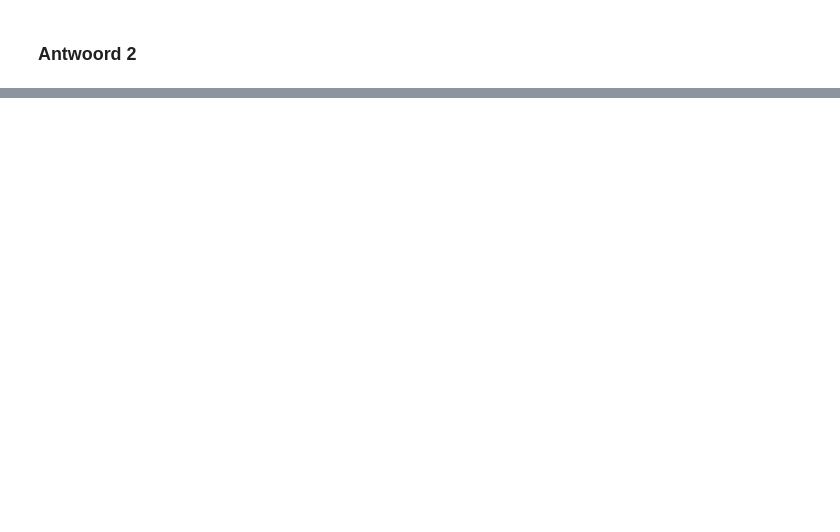
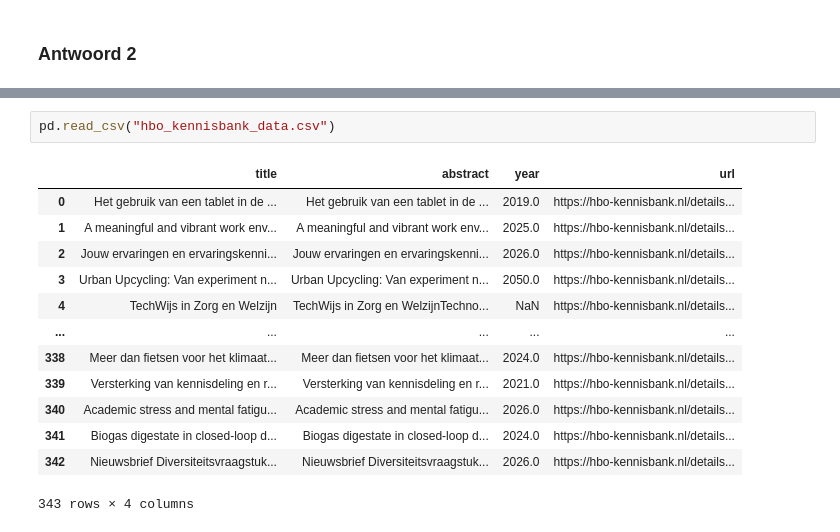
Before and after one commit to mattyonaize/GenAI-Portfolio2, a Jupyter notebook: portfolio_m.ipynb, the cells around one changed output, grey strips where cells are left out. Cells and saved outputs as stored; diff of their text form; blank space fills up the shorter version.

```diff
--- a/portfolio_m.ipynb
+++ b/portfolio_m.ipynb
@@ -796,0 +1170,16 @@ OSError: [Errno 30] Read-only file system: 'hbo_kennisbank.csv'
+# %%
+pd.read_csv("hbo_kennisbank_data.csv")
+# %% [output]
+|  | title | abstract | year | url |
+| 0 | Het gebruik van een tablet in de ... | Het gebruik van een tablet in de ... | 2019.0 | https://hbo-kennisbank.nl/details... |
+| 1 | A meaningful and vibrant work env... | A meaningful and vibrant work env... | 2025.0 | https://hbo-kennisbank.nl/details... |
+| 2 | Jouw ervaringen en ervaringskenni... | Jouw ervaringen en ervaringskenni... | 2026.0 | https://hbo-kennisbank.nl/details... |
+| 3 | Urban Upcycling: Van experiment n... | Urban Upcycling: Van experiment n... | 2050.0 | https://hbo-kennisbank.nl/details... |
+| 4 | TechWijs in Zorg en Welzijn | TechWijs in Zorg en WelzijnTechno... | NaN | https://hbo-kennisbank.nl/details... |
+| ... | ... | ... | ... | ... |
+| 338 | Meer dan fietsen voor het klimaat... | Meer dan fietsen voor het klimaat... | 2024.0 | https://hbo-kennisbank.nl/details... |
+| 339 | Versterking van kennisdeling en r... | Versterking van kennisdeling en r... | 2021.0 | https://hbo-kennisbank.nl/details... |
+| 340 | Academic stress and mental fatigu... | Academic stress and mental fatigu... | 2026.0 | https://hbo-kennisbank.nl/details... |
+| 341 | Biogas digestate in closed-loop d... | Biogas digestate in closed-loop d... | 2024.0 | https://hbo-kennisbank.nl/details... |
+| 342 | Nieuwsbrief Diversiteitsvraagstuk... | Nieuwsbrief Diversiteitsvraagstuk... | 2026.0 | https://hbo-kennisbank.nl/details... |
+343 rows × 4 columns
```
Also changed, not shown: parts of 10 cells of this notebook, 2 other files.
